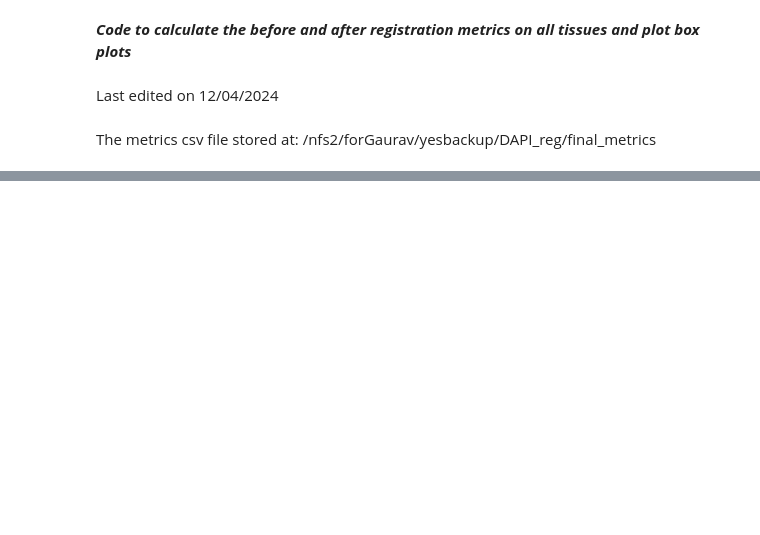
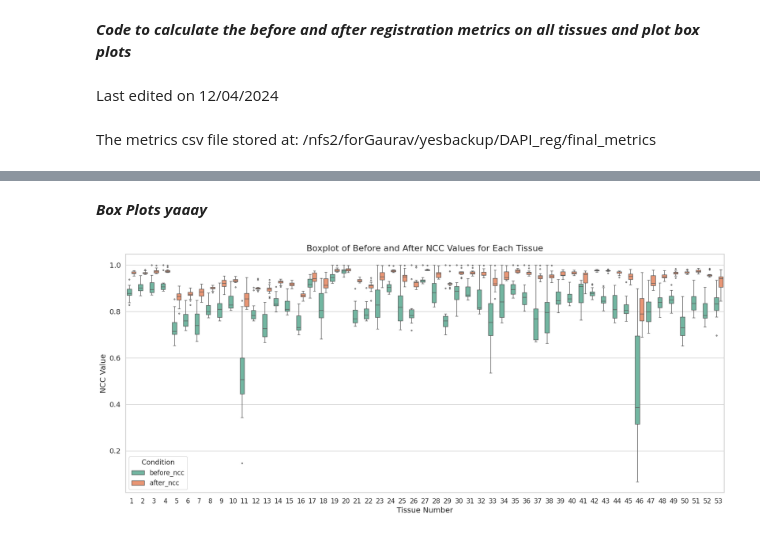
Before and after one commit to MASILab/DAPI_RegNet, a Jupyter notebook: vxl_morph/voxelmorph-dev/all_reg_metrics.ipynb, the cells around one changed output, grey strips where cells are left out. Drawn from its saved outputs; the diff is of its cells as text; code cells hidden in the pictures; blank space fills up the shorter version.

```diff
--- a/vxl_morph/voxelmorph-dev/all_reg_metrics.ipynb
+++ b/vxl_morph/voxelmorph-dev/all_reg_metrics.ipynb
@@ -40,9 +51,9 @@ model_path='/home-local/rudravg/test_DAPI/epochs/epoch_50/epoch_50.pth'
 with open(tissue_names_file, 'r') as file:
     tissue_names = [line.strip() for line in file.readlines()]
 # %%
-with open('/nfs2/forGaurav/yesbackup/DAPI_reg/final_metricsoutput.csv', 'w', newline='') as file:
+with open('/nfs2/forGaurav/yesbackup/DAPI_reg/final_metricsoutput_unmasked.csv', 'w', newline='') as file:
     writer = csv.writer(file)
-    writer.writerow(['tissue', 'round_x', 'before_ncc', 'after_ncc'])
+    writer.writerow(['tissue', 'round_x', 'before_ncc', 'after_ncc','rmse'])
     for tissue in tqdm(tissue_names,desc='Generating Images and Truths'):
         search_pattern_raw_files = os.path.join(original_tissues_path, tissue + '*')
         matching_files_raw = glob.glob(search_pattern_raw_files)
@@ -64,6 +75,43 @@ with open('/nfs2/forGaurav/yesbackup/DAPI_reg/final_metricsoutput.csv', 'w', new
             fixed_unpadded=fixed[:orig_height,:orig_width]
             registered_tissue_unpadded=registered_tissue[:orig_height,:orig_width]
             L2_warp=L2_warp[:orig_height,:orig_width]
+
             before_ncc=Utils.calculate_ncc(fixed_unpadded.ravel(),moving_unpadded.ravel())
             after_ncc=Utils.calculate_ncc(fixed_unpadded.ravel(),registered_tissue_unpadded.ravel())
             writer.writerow([tissue, round_x, before_ncc, after_ncc])
+# %% [markdown]
+***Box Plots yaaay***
+# %%
+metrics='/nfs2/forGaurav/yesbackup/DAPI_reg/final_metricsoutput.csv'
+data_loaded = pd.read_csv(metrics)
+data_loaded['before_ncc'] = data_loaded['before_ncc'].str.strip('[]').astype(float)
+data_loaded['after_ncc'] = data_loaded['after_ncc'].str.strip('[]').astype(float)
+# %%
+unique_tissues = data_loaded['tissue'].unique()
+tissue_to_number = {tissue: i+1 for i, tissue in enumerate(unique_tissues)}
+data_loaded['tissue_number'] = data_loaded['tissue'].map(tissue_to_number)
+
+# Preparing data for plotting by melting the DataFrame
+data_melted = data_loaded.melt(id_vars=['tissue_number'], value_vars=['before_ncc', 'after_ncc'],
+                               var_name='Condition', value_name='NCC Value')
+# %%
+# Set the theme and context
+sns.set_theme(style="whitegrid")
+sns.set_context("notebook", font_scale=1.2)
+
+# Create the figure and the boxplot
+plt.figure(figsize=(20, 8))
+ax = sns.boxplot(x='tissue_number', y='NCC Value', hue='Condition', data=data_melted, palette='Set2', dodge=True, fliersize=2)
+
+# Set the title, labels, and legend
+ax.set_title('Boxplot of Before and After NCC Values for Each Tissue', fontsize=16)
+ax.set_xlabel('Tissue Number', fontsize=14)
+ax.set_ylabel('NCC Value', fontsize=14)
+plt.legend(title='Condition', title_fontsize='13', fontsize='12')
+
+# Set the x-ticks
+plt.xticks(ticks=range(len(unique_tissues)), labels=[f'{i+1}' for i in range(len(unique_tissues))], fontsize=12)
+
+plt.show()
+# %% [output]
+[figure, added]
```
Also changed, not shown: parts of 3 cells of this notebook.
